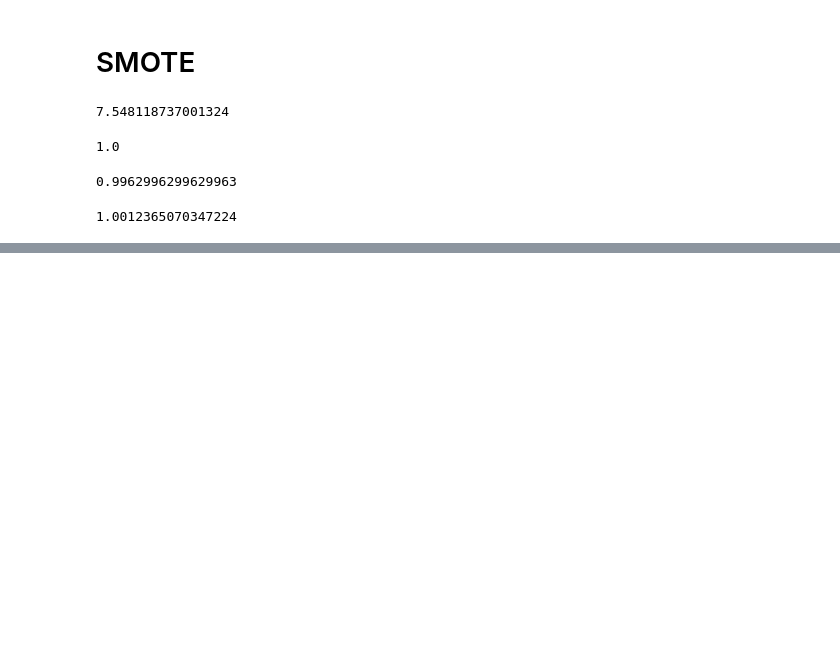
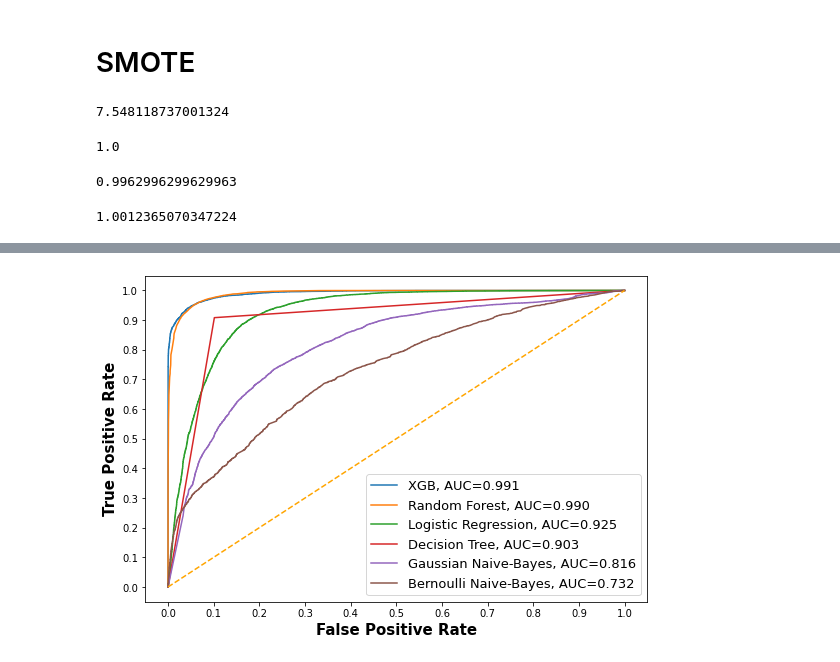
Before and after one commit to vviswanathan/datamites_internship, a Jupyter notebook: Code/Portuguese_Bank_Marketing_Project/PRCP-1000-Portuguese_Bank_Marketing_Project_Capstone.ipynb, the cells around one changed output, grey strips where cells are left out. Saved outputs shown, nothing was run; the diff lists cells and outputs as text; code cells hidden in the pictures; blank space fills up the shorter version.

```diff
--- a/Code/Portuguese_Bank_Marketing_Project/PRCP-1000-Portuguese_Bank_Marketing_Project_Capstone.ipynb
+++ b/Code/Portuguese_Bank_Marketing_Project/PRCP-1000-Portuguese_Bank_Marketing_Project_Capstone.ipynb
@@ -264,0 +1058,2 @@ sum(y_train==0)/sum(y_train==1)
+# %%
+results_df_temp = results_df.sort_values(by='AUC', ascending='False').groupby('Classifier').head(1)
@@ -264,0 +1070,6 @@ sum(y_train==0)/sum(y_train==1)
+# %%
+roc_plot_df = results_df_temp[['Classifier', 'Features', 'Parameters',
+                               'AUC', 'FPR', 'TPR', 'Cost']].sort_values(by = 'AUC',
+                                                                         ascending=False)
+# %%
+roc_plot_df['Clf'] = roc_plot_df[['Classifier', 'Features', 'Parameters']].apply(lambda x: '_'.join(x), axis=1)
@@ -264,0 +1086,26 @@ sum(y_train==0)/sum(y_train==1)
+# %%
+roc_plot_df.set_index('Classifier', inplace=True)
+# %%
+fig = plt.figure(figsize=(9,6))
+
+for i in roc_plot_df.index:
+    plt.plot(roc_plot_df.loc[i]['FPR'],
+             roc_plot_df.loc[i]['TPR'],
+             label="{}, AUC={:.3f}".format(i, roc_plot_df.loc[i]['AUC']))
+
+plt.plot([0,1], [0,1], color='orange', linestyle='--')
+plt.rcParams.update({'figure.autolayout': True})
+
+plt.xticks(np.arange(0.0, 1.1, step=0.1))
+plt.xlabel("False Positive Rate", fontsize=15, fontweight="bold")
+
+plt.yticks(np.arange(0.0, 1.1, step=0.1))
+plt.ylabel("True Positive Rate", fontsize=15, fontweight="bold")
+
+#plt.title('ROC Curve Analysis', fontweight='bold', fontsize=15)
+plt.legend(prop={'size':13}, loc='lower right')
+plt.savefig('ROC_Curve_Analysis.png')
+
+plt.show()
+# %% [output]
+[figure, added]
```
Also changed, not shown: parts of 63 cells of this notebook, 3 other files.
